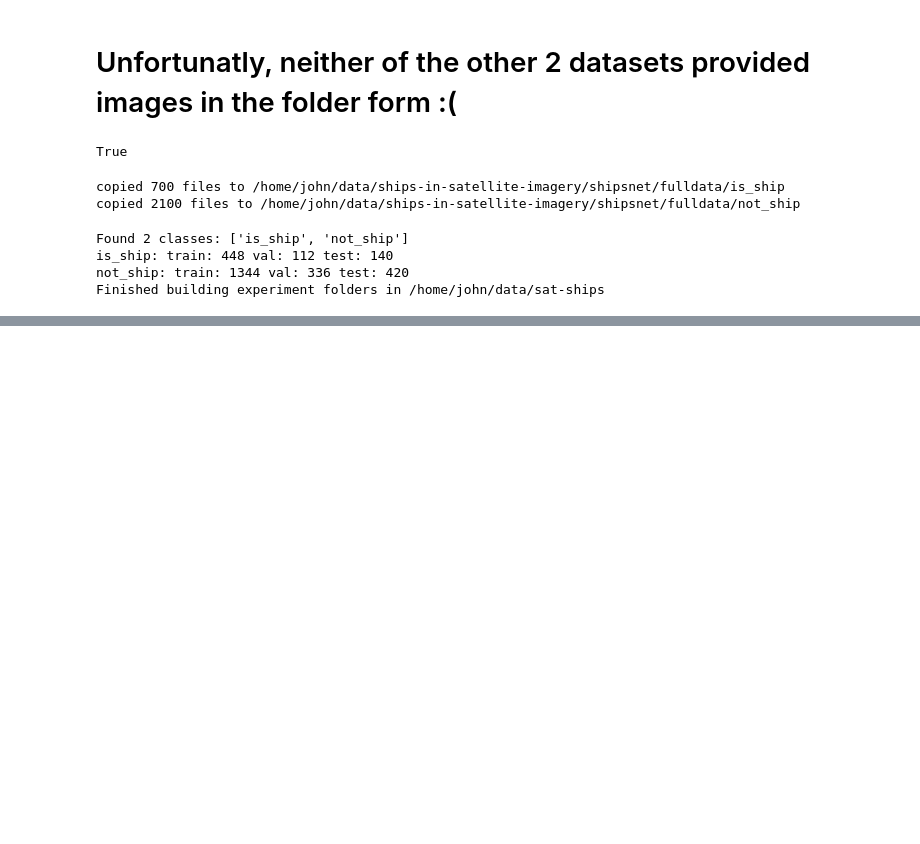
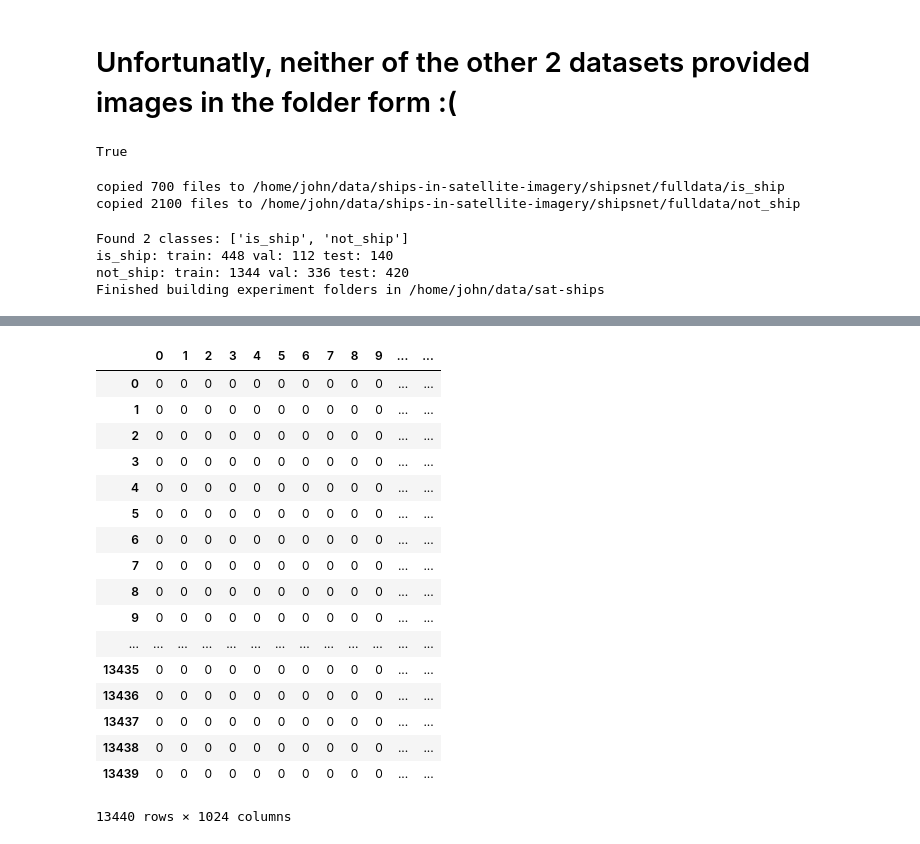
Before and after one commit to johnny555/women-in-machine-learning, a Jupyter notebook: Data Setup.ipynb, the cells around one changed output, grey strips where cells are left out. Saved outputs shown, nothing was run; the diff lists cells and outputs as text; code cells hidden in the pictures; blank space fills up the shorter version.

Commit message:
Added solution to the arabic problem. Building up arabic dataset in similar style to the other fastai datasets

```diff
--- a/Data Setup.ipynb
+++ b/Data Setup.ipynb
@@ -90,0 +98,2 @@ Finished building experiment folders in /home/john/data/sat-ships
+# %%
+PATH = pathlib.Path("/home/john/data/arabicCharacters/")
@@ -90,0 +111,23 @@ Finished building experiment folders in /home/john/data/sat-ships
+# %%
+trainImgs = pd.read_csv(PATH/'csvTrainImages 13440x1024.csv', header=None)
+# %%
+trainImgs
+# %% [output]
+|  | 0 | 1 | 2 | 3 | 4 | 5 | 6 | 7 | 8 | 9 | ... | ... |
+| 0 | 0 | 0 | 0 | 0 | 0 | 0 | 0 | 0 | 0 | 0 | ... | ... |
+| 1 | 0 | 0 | 0 | 0 | 0 | 0 | 0 | 0 | 0 | 0 | ... | ... |
+| 2 | 0 | 0 | 0 | 0 | 0 | 0 | 0 | 0 | 0 | 0 | ... | ... |
+| 3 | 0 | 0 | 0 | 0 | 0 | 0 | 0 | 0 | 0 | 0 | ... | ... |
+| 4 | 0 | 0 | 0 | 0 | 0 | 0 | 0 | 0 | 0 | 0 | ... | ... |
+| 5 | 0 | 0 | 0 | 0 | 0 | 0 | 0 | 0 | 0 | 0 | ... | ... |
+| 6 | 0 | 0 | 0 | 0 | 0 | 0 | 0 | 0 | 0 | 0 | ... | ... |
+| 7 | 0 | 0 | 0 | 0 | 0 | 0 | 0 | 0 | 0 | 0 | ... | ... |
+| 8 | 0 | 0 | 0 | 0 | 0 | 0 | 0 | 0 | 0 | 0 | ... | ... |
+| 9 | 0 | 0 | 0 | 0 | 0 | 0 | 0 | 0 | 0 | 0 | ... | ... |
+| ... | ... | ... | ... | ... | ... | ... | ... | ... | ... | ... | ... | ... |
+| 13435 | 0 | 0 | 0 | 0 | 0 | 0 | 0 | 0 | 0 | 0 | ... | ... |
+| 13436 | 0 | 0 | 0 | 0 | 0 | 0 | 0 | 0 | 0 | 0 | ... | ... |
+| 13437 | 0 | 0 | 0 | 0 | 0 | 0 | 0 | 0 | 0 | 0 | ... | ... |
+| 13438 | 0 | 0 | 0 | 0 | 0 | 0 | 0 | 0 | 0 | 0 | ... | ... |
+| 13439 | 0 | 0 | 0 | 0 | 0 | 0 | 0 | 0 | 0 | 0 | ... | ... |
+13440 rows × 1024 columns
```
Also changed, not shown: parts of 14 cells of this notebook, 2 other files.
